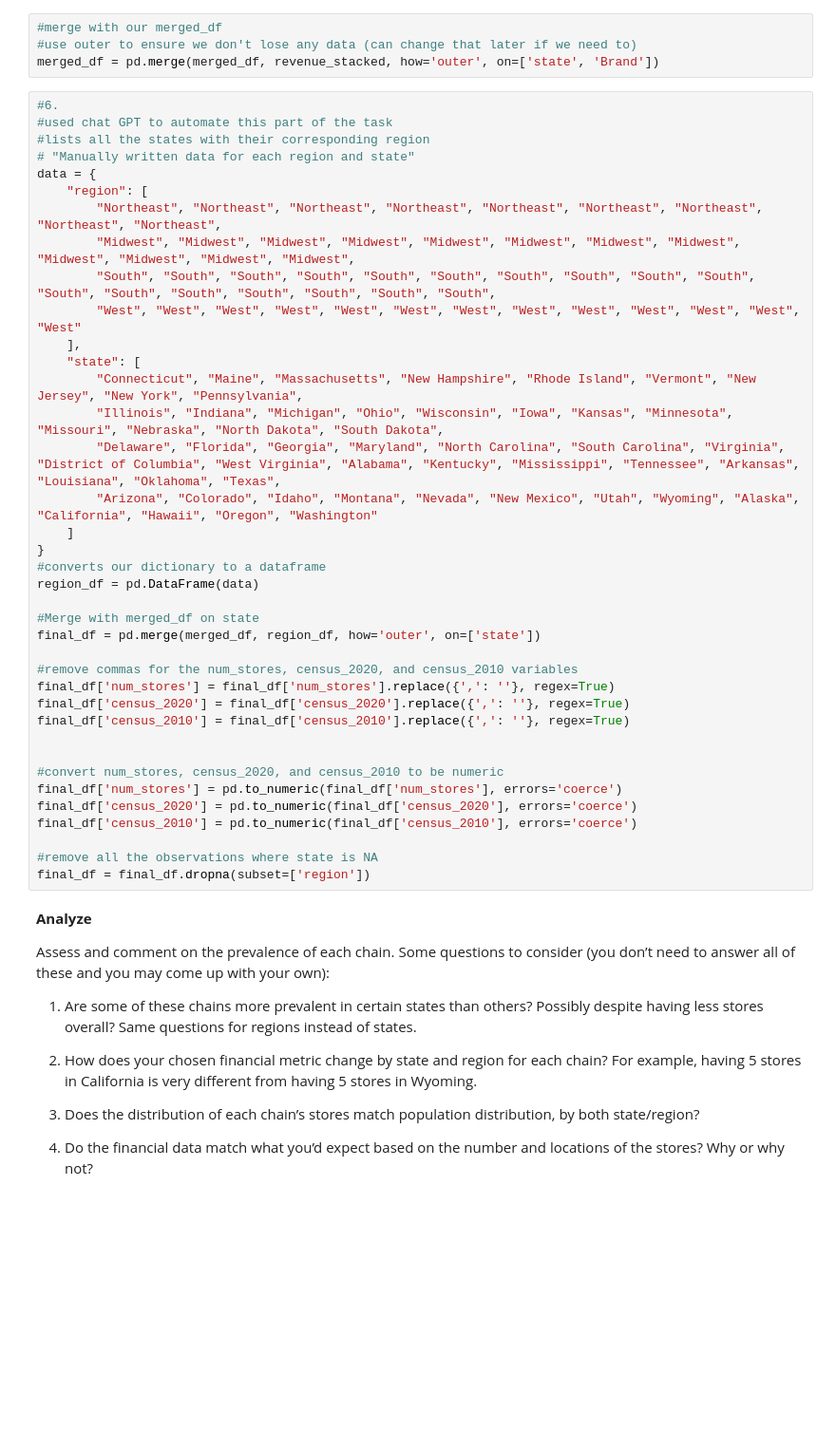
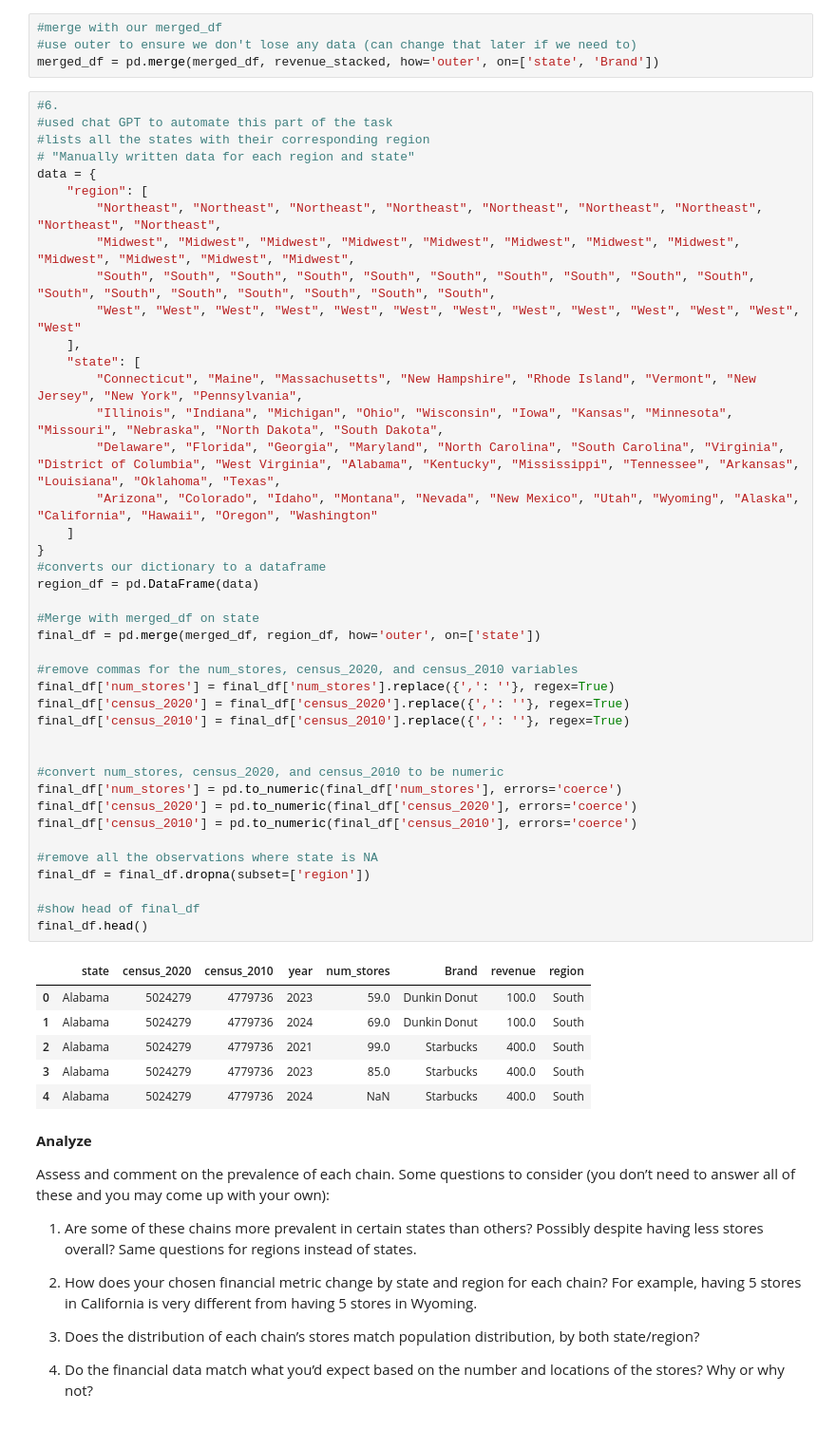
Before and after one commit to BLauf/GSB-544, a Jupyter notebook: labs/lab04/lab_04.ipynb, the cells around one changed output. Shown at 95% size. Drawn from its saved outputs; the diff is of its cells as text; blank space fills up the shorter version.

```diff
--- a/labs/lab04/lab_04.ipynb
+++ b/labs/lab04/lab_04.ipynb
@@ -281,33 +291,43 @@ data = {
         "Midwest", "Midwest", "Midwest", "Midwest", "Midwest", "Midwest", "Midwest", "Midwest", "Midwest", "Midwest", "Midwest", "Midwest",
         "South", "South", "South", "South", "South", "South", "South", "South", "South", "South", "South", "South", "South", "South", "South", "South", "South",
         "West", "West", "West", "West", "West", "West", "West", "West", "West", "West", "West", "West", "West"
     ],
     "state": [
         "Connecticut", "Maine", "Massachusetts", "New Hampshire", "Rhode Island", "Vermont", "New Jersey", "New York", "Pennsylvania",
         "Illinois", "Indiana", "Michigan", "Ohio", "Wisconsin", "Iowa", "Kansas", "Minnesota", "Missouri", "Nebraska", "North Dakota", "South Dakota",
         "Delaware", "Florida", "Georgia", "Maryland", "North Carolina", "South Carolina", "Virginia", "District of Columbia", "West Virginia", "Alabama", "Kentucky", "Mississippi", "Tennessee", "Arkansas", "Louisiana", "Oklahoma", "Texas",
         "Arizona", "Colorado", "Idaho", "Montana", "Nevada", "New Mexico", "Utah", "Wyoming", "Alaska", "California", "Hawaii", "Oregon", "Washington"
     ]
 }
 #converts our dictionary to a dataframe
 region_df = pd.DataFrame(data)
 
 #Merge with merged_df on state
 final_df = pd.merge(merged_df, region_df, how='outer', on=['state'])
 
 #remove commas for the num_stores, census_2020, and census_2010 variables
 final_df['num_stores'] = final_df['num_stores'].replace({',': ''}, regex=True)
 final_df['census_2020'] = final_df['census_2020'].replace({',': ''}, regex=True)
 final_df['census_2010'] = final_df['census_2010'].replace({',': ''}, regex=True)
 
 
 #convert num_stores, census_2020, and census_2010 to be numeric
 final_df['num_stores'] = pd.to_numeric(final_df['num_stores'], errors='coerce')
 final_df['census_2020'] = pd.to_numeric(final_df['census_2020'], errors='coerce')
 final_df['census_2010'] = pd.to_numeric(final_df['census_2010'], errors='coerce')
 
 #remove all the observations where state is NA
 final_df = final_df.dropna(subset=['region'])
+
+#show head of final_df
+final_df.head()
+# %% [output]
+|  | state | census_2020 | census_2010 | year | num_stores | Brand | revenue | region |
+| 0 | Alabama | 5024279 | 4779736 | 2023 | 59.0 | Dunkin Donut | 100.0 | South |
+| 1 | Alabama | 5024279 | 4779736 | 2024 | 69.0 | Dunkin Donut | 100.0 | South |
+| 2 | Alabama | 5024279 | 4779736 | 2021 | 99.0 | Starbucks | 400.0 | South |
+| 3 | Alabama | 5024279 | 4779736 | 2023 | 85.0 | Starbucks | 400.0 | South |
+| 4 | Alabama | 5024279 | 4779736 | 2024 | NaN | Starbucks | 400.0 | South |
 # %% [markdown]
 **Analyze**
 
```
Also changed, not shown: parts of 2 cells of this notebook, 16 other files.
